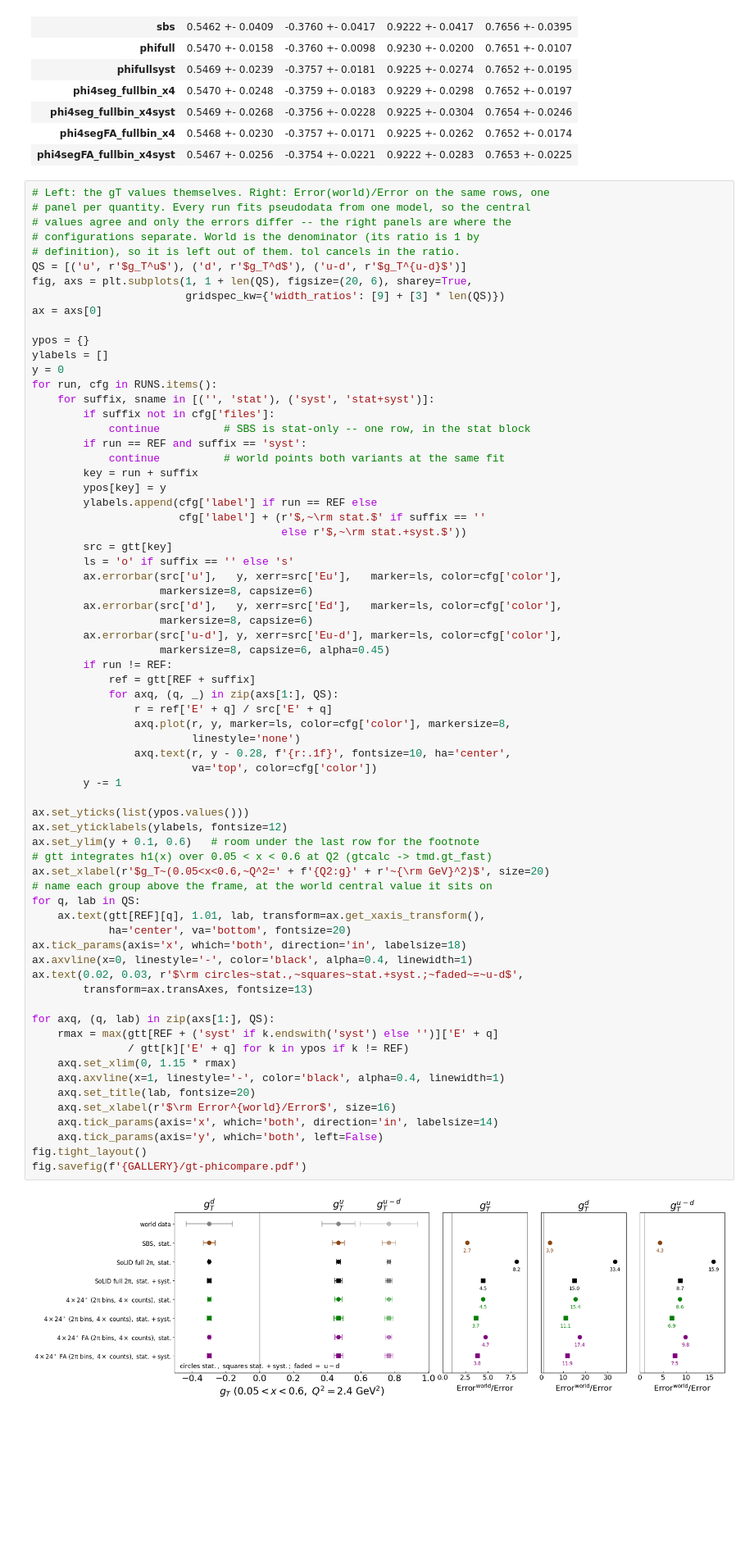
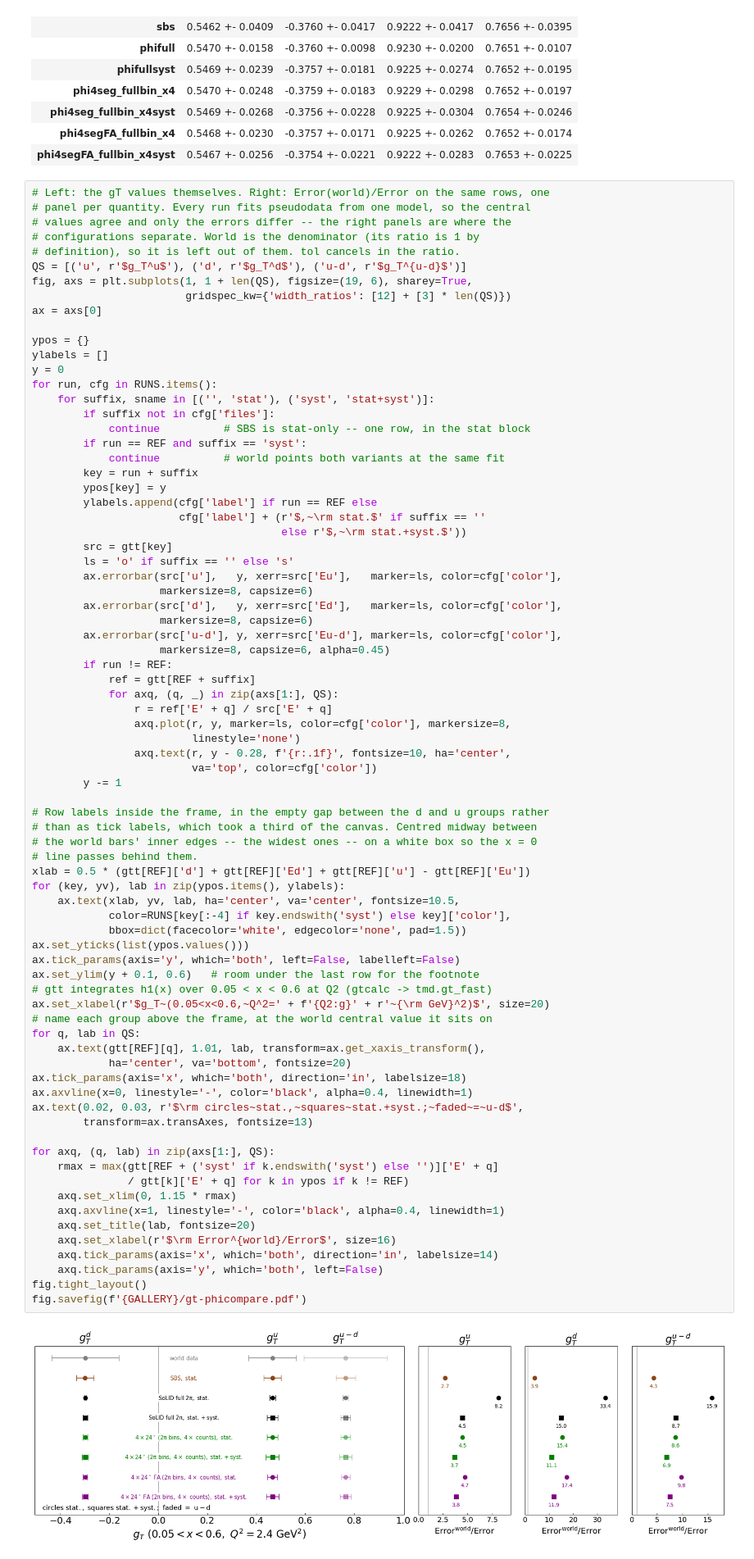
Before and after one commit to JeffersonLab/evgen_sidis_duke, a Jupyter notebook: phicompare/plot-transversity_phicompare.ipynb, the cells around one changed output. Shown at 82% size. Cells and saved outputs as stored; diff of their text form; blank space fills up the shorter version.

```diff
--- a/phicompare/plot-transversity_phicompare.ipynb
+++ b/phicompare/plot-transversity_phicompare.ipynb
@@ -438,8 +438,8 @@ pd.DataFrame(rows).set_index('run')
 # configurations separate. World is the denominator (its ratio is 1 by
 # definition), so it is left out of them. tol cancels in the ratio.
 QS = [('u', r'$g_T^u$'), ('d', r'$g_T^d$'), ('u-d', r'$g_T^{u-d}$')]
-fig, axs = plt.subplots(1, 1 + len(QS), figsize=(20, 6), sharey=True,
-                        gridspec_kw={'width_ratios': [9] + [3] * len(QS)})
+fig, axs = plt.subplots(1, 1 + len(QS), figsize=(19, 6), sharey=True,
+                        gridspec_kw={'width_ratios': [12] + [3] * len(QS)})
 ax = axs[0]
 
 ypos = {}
@@ -472,35 +472,44 @@ for run, cfg in RUNS.items():
                          linestyle='none')
                 axq.text(r, y - 0.28, f'{r:.1f}', fontsize=10, ha='center',
                          va='top', color=cfg['color'])
         y -= 1
 
+# Row labels inside the frame, in the empty gap between the d and u groups rather
+# than as tick labels, which took a third of the canvas. Centred midway between
+# the world bars' inner edges -- the widest ones -- on a white box so the x = 0
+# line passes behind them.
+xlab = 0.5 * (gtt[REF]['d'] + gtt[REF]['Ed'] + gtt[REF]['u'] - gtt[REF]['Eu'])
+for (key, yv), lab in zip(ypos.items(), ylabels):
+    ax.text(xlab, yv, lab, ha='center', va='center', fontsize=10.5,
+            color=RUNS[key[:-4] if key.endswith('syst') else key]['color'],
+            bbox=dict(facecolor='white', edgecolor='none', pad=1.5))
 ax.set_yticks(list(ypos.values()))
-ax.set_yticklabels(ylabels, fontsize=12)
+ax.tick_params(axis='y', which='both', left=False, labelleft=False)
 ax.set_ylim(y + 0.1, 0.6)   # room under the last row for the footnote
 # gtt integrates h1(x) over 0.05 < x < 0.6 at Q2 (gtcalc -> tmd.gt_fast)
 ax.set_xlabel(r'$g_T~(0.05<x<0.6,~Q^2=' + f'{Q2:g}' + r'~{\rm GeV}^2)$', size=20)
 # name each group above the frame, at the world central value it sits on
 for q, lab in QS:
     ax.text(gtt[REF][q], 1.01, lab, transform=ax.get_xaxis_transform(),
             ha='center', va='bottom', fontsize=20)
 ax.tick_params(axis='x', which='both', direction='in', labelsize=18)
 ax.axvline(x=0, linestyle='-', color='black', alpha=0.4, linewidth=1)
 ax.text(0.02, 0.03, r'$\rm circles~stat.,~squares~stat.+syst.;~faded~=~u-d$',
         transform=ax.transAxes, fontsize=13)
 
 for axq, (q, lab) in zip(axs[1:], QS):
     rmax = max(gtt[REF + ('syst' if k.endswith('syst') else '')]['E' + q]
                / gtt[k]['E' + q] for k in ypos if k != REF)
     axq.set_xlim(0, 1.15 * rmax)
     axq.axvline(x=1, linestyle='-', color='black', alpha=0.4, linewidth=1)
     axq.set_title(lab, fontsize=20)
     axq.set_xlabel(r'$\rm Error^{world}/Error$', size=16)
     axq.tick_params(axis='x', which='both', direction='in', labelsize=14)
     axq.tick_params(axis='y', which='both', left=False)
 fig.tight_layout()
 fig.savefig(f'{GALLERY}/gt-phicompare.pdf')
 # %% [output]
-[figure, old version]
+[figure, new version]
 # %% [markdown]
 ## Summary
 
```
Also changed, not shown: parts of 1 cell of this notebook, 4 other files.
